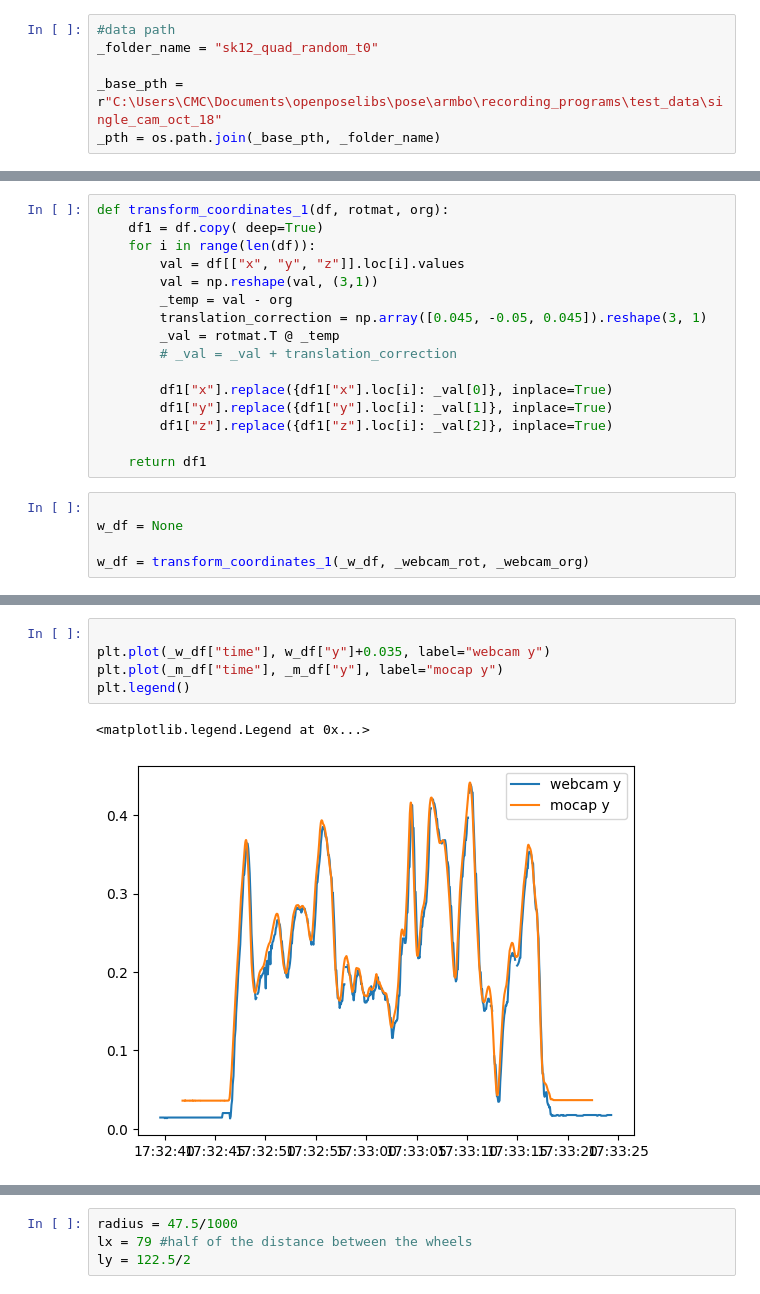
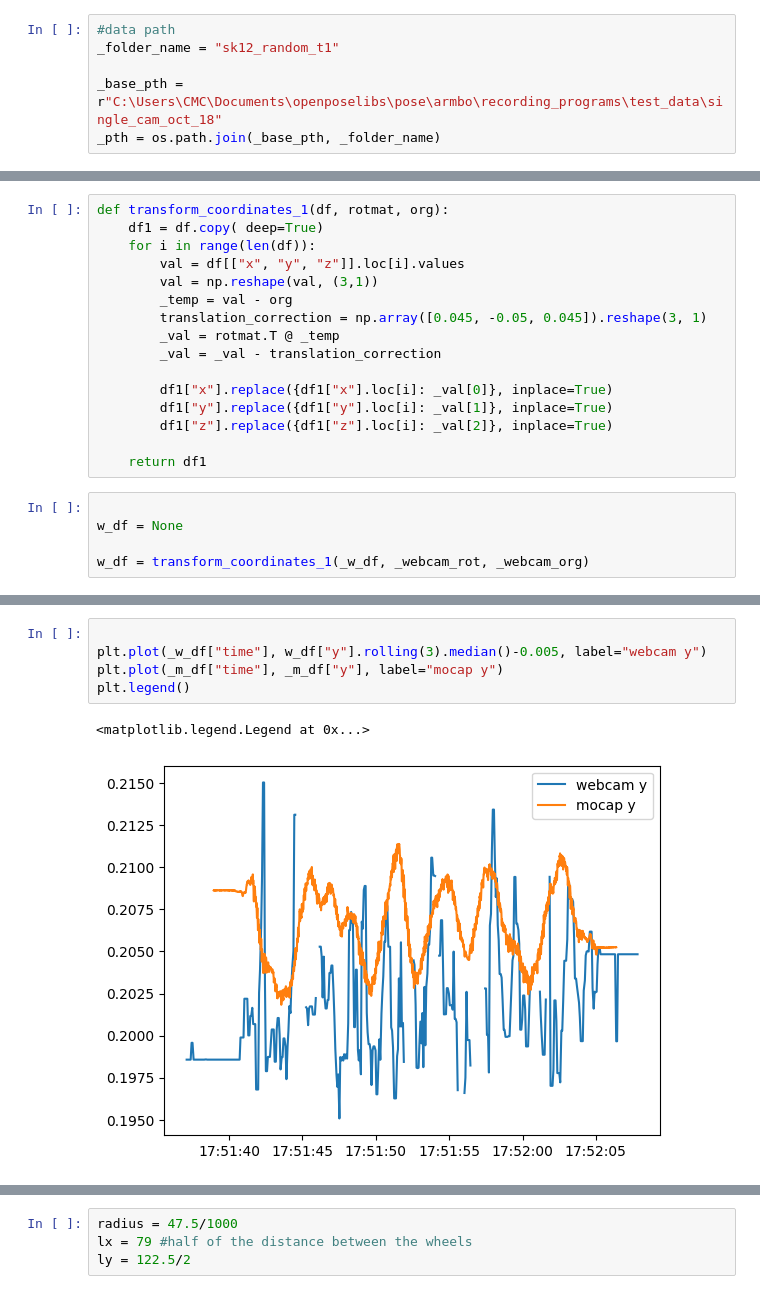
Before and after one commit to SujithChristopher/armbo_preliminary_work, a Jupyter notebook: ipy_notebooks/analysis_singlecam_sensors.ipynb, the cells around one changed output, grey strips where cells are left out. Cells and saved outputs as stored; diff of their text form.

```diff
--- a/ipy_notebooks/analysis_singlecam_sensors.ipynb
+++ b/ipy_notebooks/analysis_singlecam_sensors.ipynb
@@ -14,7 +14,7 @@ from support.calculations_support import *
 from support.mecanum_calculations import *
 # %%
 #data path
-_folder_name = "sk12_quad_random_t0"
+_folder_name = "sk12_random_t1"
 
 _base_pth = r"C:\Users\CMC\Documents\openposelibs\pose\armbo\recording_programs\test_data\single_cam_oct_18"
 _pth = os.path.join(_base_pth, _folder_name)
@@ -85,7 +92,7 @@ def transform_coordinates_1(df, rotmat, org):
         _temp = val - org
         translation_correction = np.array([0.045, -0.05, 0.045]).reshape(3, 1)
         _val = rotmat.T @ _temp
-        # _val = _val + translation_correction
+        _val = _val - translation_correction
 
         df1["x"].replace({df1["x"].loc[i]: _val[0]}, inplace=True)
         df1["y"].replace({df1["y"].loc[i]: _val[1]}, inplace=True)
@@ -108,10 +115,10 @@ plt.legend()
 # %%
 
-plt.plot(_w_df["time"], w_df["y"]+0.035, label="webcam y")
+plt.plot(_w_df["time"], w_df["y"].rolling(3).median()-0.005, label="webcam y")
 plt.plot(_m_df["time"], _m_df["y"], label="mocap y")
 plt.legend()
 # %% [output]
 <matplotlib.legend.Legend at 0x...>
-[figure, old version]
+[figure, new version]
 # %%
 
```
Also changed, not shown: parts of 5 cells of this notebook.
